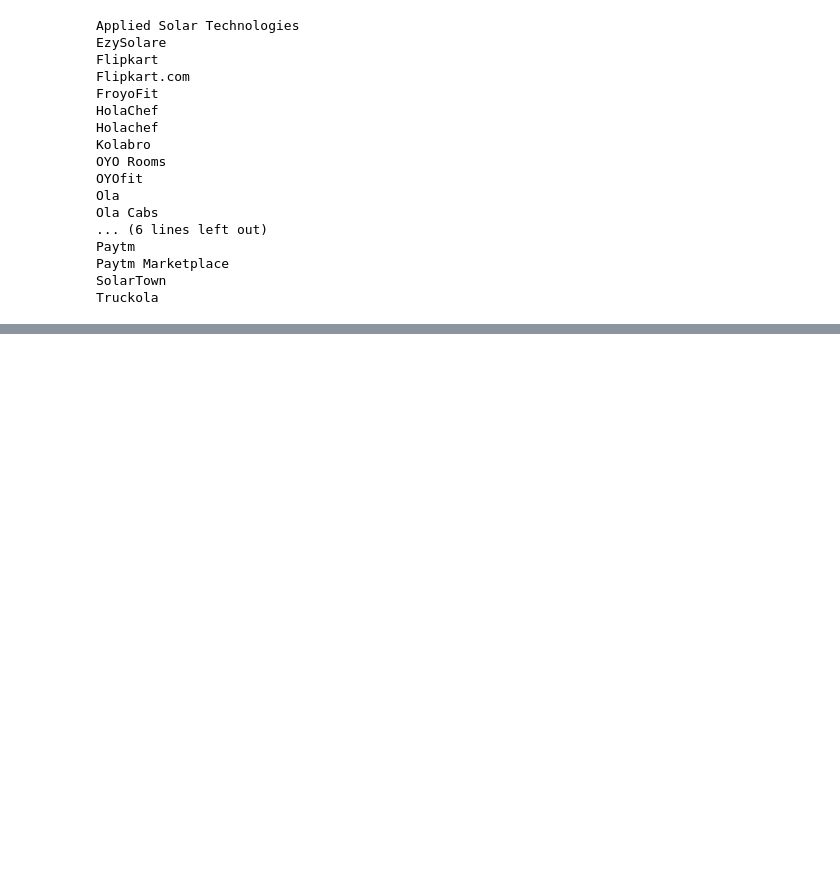
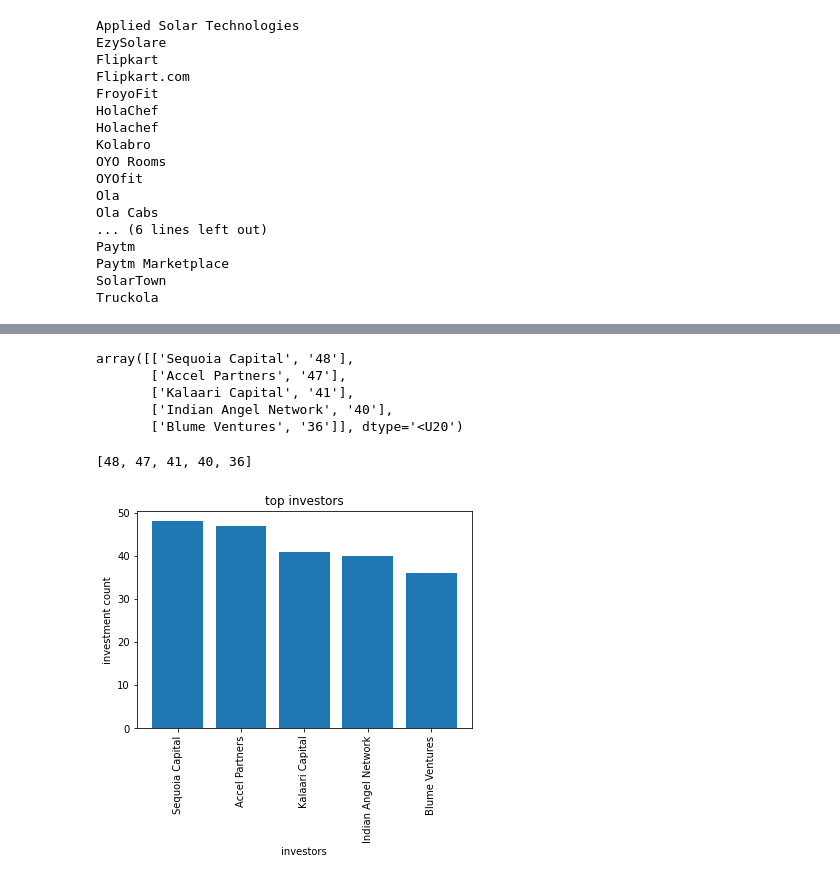
Before and after one commit to chirag-3/Case-Study-on-Indian-Startups, a Jupyter notebook: Case Study on Indian startups.ipynb, the cells around one changed output, grey strips where cells are left out. Saved outputs shown, nothing was run; the diff lists cells and outputs as text; code cells hidden in the pictures; blank space fills up the shorter version.

Commit message:
top investors by number of times invested, who invested in unique companies

```diff
--- a/Case Study on Indian startups.ipynb
+++ b/Case Study on Indian startups.ipynb
@@ -385,0 +473,29 @@ Oyorooms,
+# %%
+top_investors = np.array(top_investors)
+# %%
+top_investors
+# %% [output]
+array([['Sequoia Capital', '48'],
+       ['Accel Partners', '47'],
+       ['Kalaari Capital', '41'],
+       ['Indian Angel Network', '40'],
+       ['Blume Ventures', '36']], dtype='<U20')
+# %%
+counts = [j for i,j in top_investors]
+# %%
+counts = [int(i) for i in counts]
+# %%
+counts
+# %% [output]
+[48, 47, 41, 40, 36]
+# %%
+investors = top_investors[:,0]
+# %%
+plt.bar(investors,counts)
+plt.xticks(rotation=90)
+plt.xlabel("investors")
+plt.ylabel("investment count")
+plt.title("top investors")
+plt.show()
+# %% [output]
+[figure, added]
```
Also changed, not shown: parts of 13 cells of this notebook.
